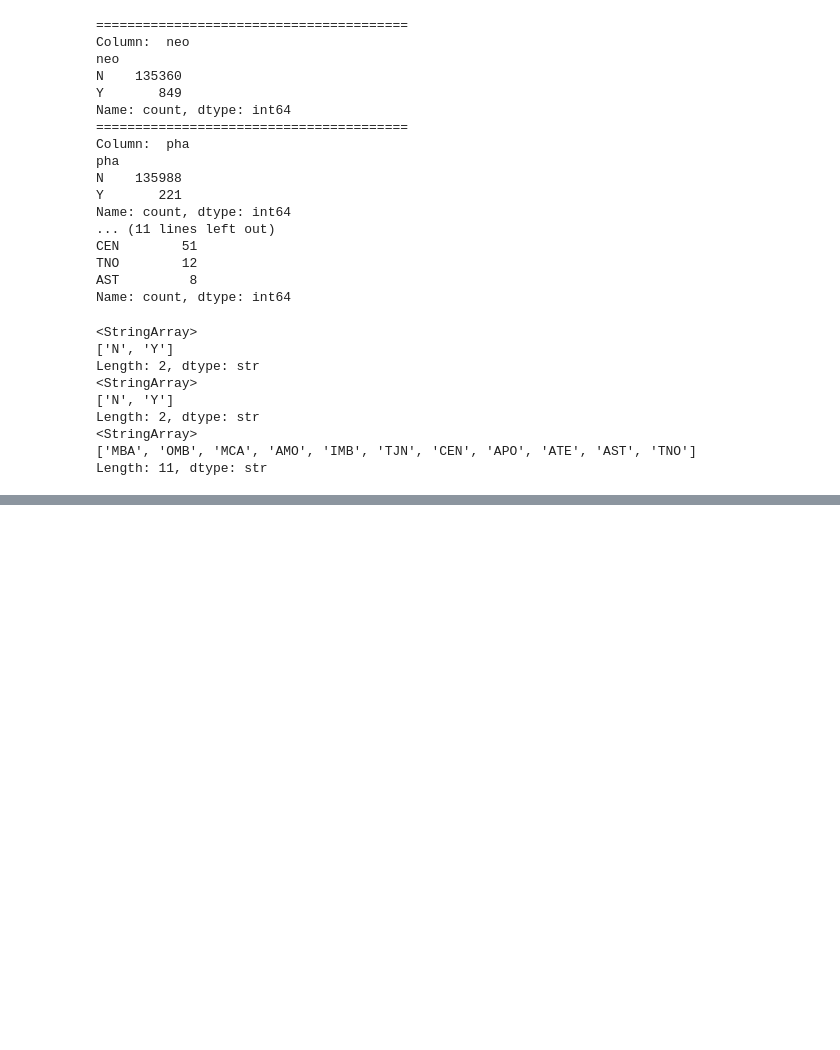
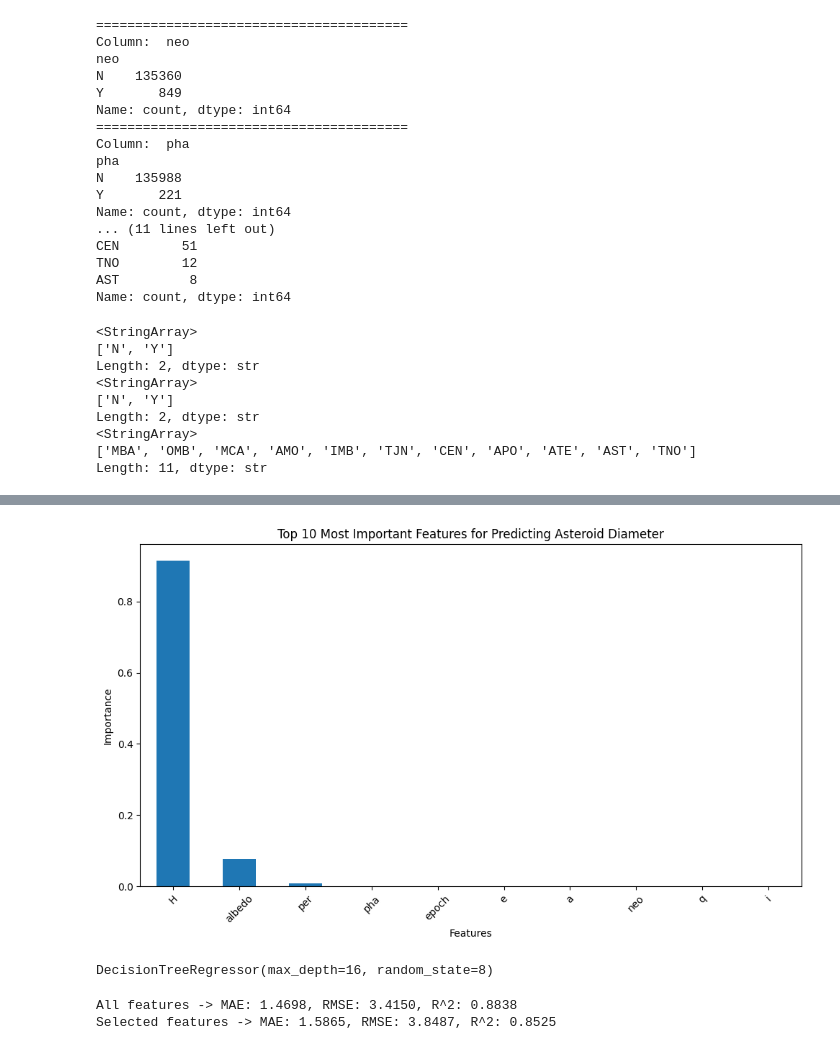
Before and after one commit to MakomaneTau/Predicting-Asteroid-Diameter, a Jupyter notebook: submission.ipynb, the cells around one changed output, grey strips where cells are left out. Drawn from its saved outputs; the diff is of its cells as text; code cells hidden in the pictures; blank space fills up the shorter version.

```diff
--- a/submission.ipynb
+++ b/submission.ipynb
@@ -243,0 +282,7 @@ One-hot encoded columns: ['class']
+# %%
+x = encoded_df.drop(columns=['diameter', 'full_name', 'orbit_id', 'equinox'])
+y = encoded_df['diameter']
+
+x = x.set_index('id')
+
+x_train, x_test, y_train, y_test = train_test_split(x, y, random_state = 42, test_size=0.3)
@@ -243,0 +295,6 @@ One-hot encoded columns: ['class']
+# %%
+### Scale the data
+
+scaler = StandardScaler()
+x_train_scaled = scaler.fit_transform(x_train)
+x_test_scaled = scaler.transform(x_test)
@@ -243,0 +322,19 @@ One-hot encoded columns: ['class']
+# %%
+regressor = DecisionTreeRegressor(max_depth=4, random_state=42)
+regressor.fit(x_train_scaled, y_train)
+y_pred = regressor.predict(x_test_scaled)
+# %%
+# Get feature importances
+importances = pd.Series(regressor.feature_importances_, index=x_train.columns)
+importances = importances.sort_values(ascending=False)
+
+print("\nTop feature importances:")
+print(importances.head(10))
+
+# Select features with importance greater than a threshold
+threshold = 0.0001  # Adjust as needed
+selected_features = x.columns[importances > threshold]
+
+# Use only the selected features
+X_train_selected = x_train[selected_features]
+X_test_selected = x_test[selected_features]
@@ -243,0 +354,19 @@ One-hot encoded columns: ['class']
+# %%
+### Plot Selected Features
+
+plt.figure(figsize=(10, 6))
+importances.head(10).plot(kind="bar")
+plt.title("Top 10 Most Important Features for Predicting Asteroid Diameter")
+plt.xlabel("Features")
+plt.ylabel("Importance")
+plt.xticks(rotation=45)
+plt.tight_layout()
+plt.show()
+# %% [output]
+[figure, added]
+# %%
+# Train a new model using the selected features
+regressor_selected = DecisionTreeRegressor(max_depth=16, random_state=8)
+regressor_selected.fit(X_train_selected, y_train)
+# %% [output]
+DecisionTreeRegressor(max_depth=16, random_state=8)
@@ -243,0 +387,16 @@ One-hot encoded columns: ['class']
+# %%
+# Correct regression evaluation (use this instead of accuracy_score)
+y_pred_all_features = regressor.predict(x_test_scaled)
+mae_all = mean_absolute_error(y_test, y_pred_all_features)
+rmse_all = np.sqrt(mean_squared_error(y_test, y_pred_all_features))
+r2_all = r2_score(y_test, y_pred_all_features)
+print(f"All features -> MAE: {mae_all:.4f}, RMSE: {rmse_all:.4f}, R^2: {r2_all:.4f}")
+
+y_pred_selected_features = regressor_selected.predict(X_test_selected)
+mae_selected = mean_absolute_error(y_test, y_pred_selected_features)
+rmse_selected = np.sqrt(mean_squared_error(y_test, y_pred_selected_features))
+r2_selected = r2_score(y_test, y_pred_selected_features)
+print(f"Selected features -> MAE: {mae_selected:.4f}, RMSE: {rmse_selected:.4f}, R^2: {r2_selected:.4f}")
+# %% [output]
+All features -> MAE: 1.4698, RMSE: 3.4150, R^2: 0.8838
+Selected features -> MAE: 1.5865, RMSE: 3.8487, R^2: 0.8525
```
Also changed, not shown: parts of 20 cells of this notebook, 2 other files.
